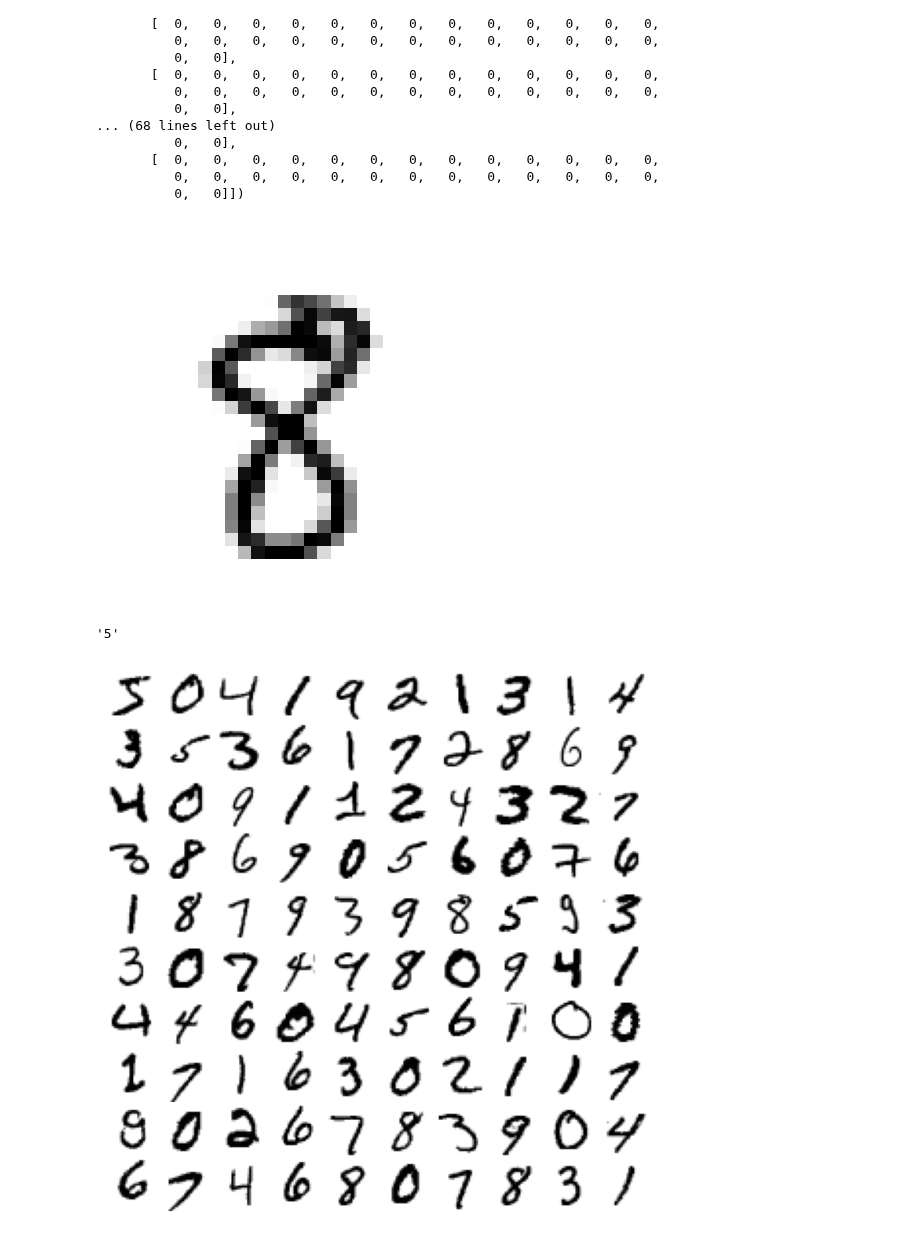
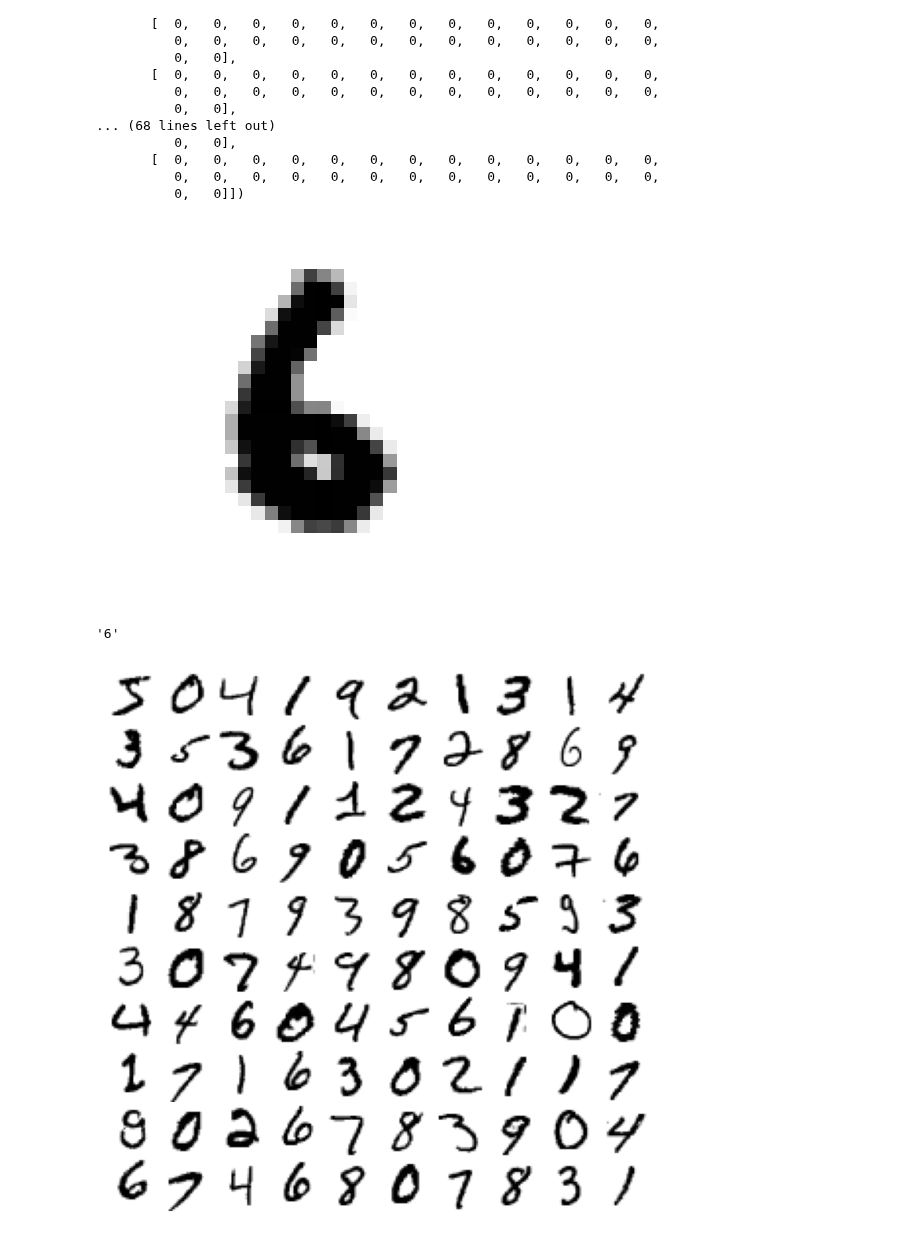
Before and after one commit to ShindeShivam/Machine-Learning, a Jupyter notebook: Fundamentals-of-Machine-Learning/3.Classification/classification.ipynb, the cells around one changed output. Drawn from its saved outputs; the diff is of its cells as text; code cells hidden in the pictures.

```diff
--- a/Fundamentals-of-Machine-Learning/3.Classification/classification.ipynb
+++ b/Fundamentals-of-Machine-Learning/3.Classification/classification.ipynb
@@ -108,20 +108,20 @@ array([[  0,   0,   0,   0,   0,   0,   0,   0,   0,   0,   0,   0,   0,
 # %%
 import matplotlib.pyplot as plt
 
 def plot_digit(image_data):
     image=image_data.reshape(28,28)
     plt.imshow(image,cmap="binary")
     plt.axis("off")
 
-some_digit=X[46]
+some_digit=X[36]
 plot_digit(some_digit)
 plt.show()
 # %% [output]
-[figure, old version]
+[figure, new version]
 # %%
-y[65]
+y[36]
 # %% [output]
-'5'
+'6'
 # %%
 X_train,X_test,y_train,y_test=X[:60000],X[60000:],y[:60000],y[60000:]
 # %%
```
Also changed, not shown: parts of 3 cells of this notebook.
